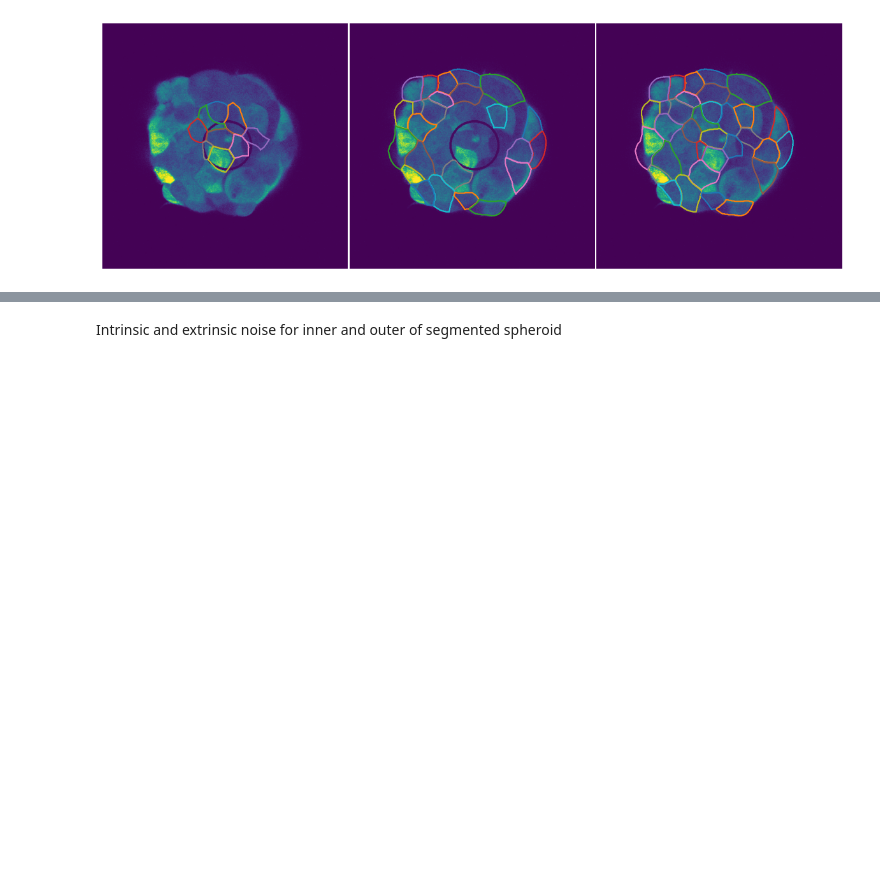
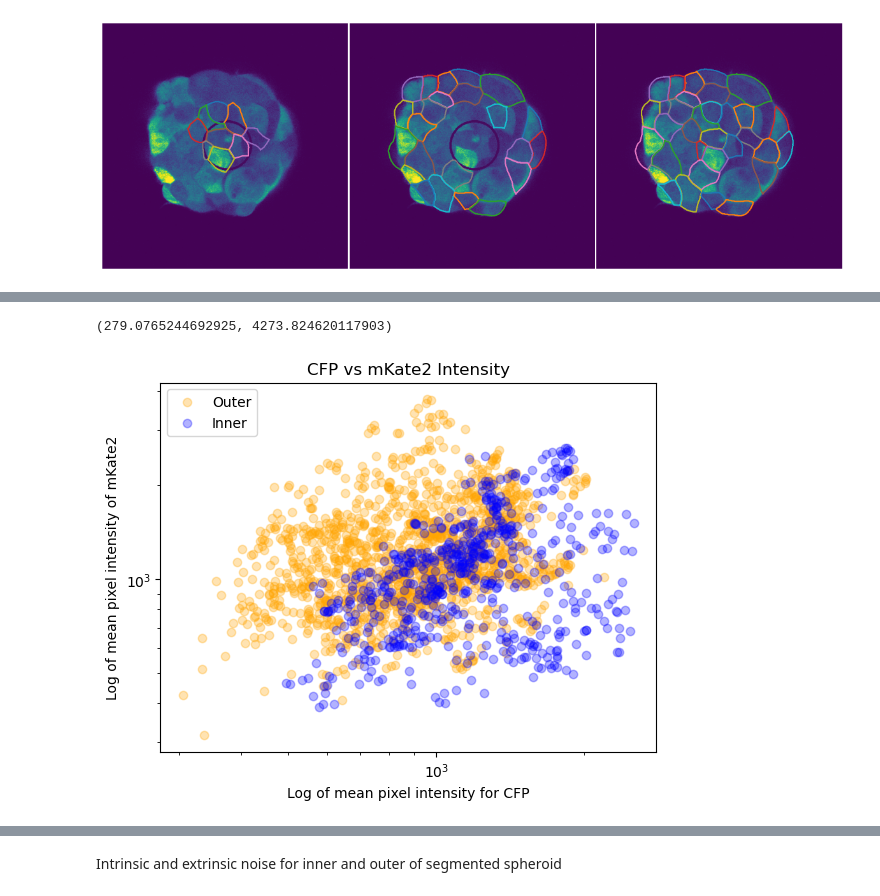
Before and after one commit to degtrdg/spheroid-analysis, a Jupyter notebook: cell_seg_data_aug.ipynb, the cells around one changed output, grey strips where cells are left out. Cells and saved outputs as stored; diff of their text form; code cells hidden in the pictures; blank space fills up the shorter version.

```diff
--- a/cell_seg_data_aug.ipynb
+++ b/cell_seg_data_aug.ipynb
@@ -379,3 +498,10 @@ data["lim"] = max_limit
 data["augment"] = True
 plots.create_gif_filenames(name_of_file, plotting_function, filenames, data)
 # plots.create_gif_left_right(name_of_file, plotting_function, 12, 91, [], data, no_images=True)
+# %%
+means_red_inner = np.concatenate(data['inner_means_red'])
+means_blue_inner = np.concatenate(data['inner_means_blue'])
+means_red_outer = np.concatenate(data['outer_means_red'])
+means_blue_outer = np.concatenate(data['outer_means_blue'])
+intrinsic_inner, extrinsic_inner, total_inner = plots.get_noise_not_centered(means_red_inner, means_blue_inner)
+intrinsic_outer, extrinsic_outer, total_outer = plots.get_noise_not_centered(means_red_outer, means_blue_outer)
@@ -381,0 +533,20 @@ plots.create_gif_filenames(name_of_file, plotting_function, filenames, data)
+# %%
+plt.scatter(means_red_outer, means_blue_outer , c='orange', marker='o', label='Outer',alpha=0.3)
+plt.scatter(means_blue_inner, means_red_inner, c='blue', marker='o', label='Inner',alpha=0.3)
+plt.legend(loc='upper left')
+plt.xlabel('Log of mean pixel intensity for CFP')
+plt.ylabel('Log of mean pixel intensity of mKate2')
+ax = plt.gca()
+#set log scale
+ax.set_xscale('log')
+ax.set_yscale('log')
+plt.title(f'CFP vs mKate2 Intensity')
+# Plot scatter plot of means_inner and means_outer
+# plt.scatter(means_red_inner, means_blue_inner, label='inner')
+# plt.scatter(means_red_outer, means_blue_outer, label='outer')
+# plt.legend()
+plt.xlim(0)
+plt.ylim(0)
+# %% [output]
+(279.0765244692925, 4273.824620117903)
+[figure, added]
```
Also changed, not shown: parts of 11 cells of this notebook, 4 other files.
